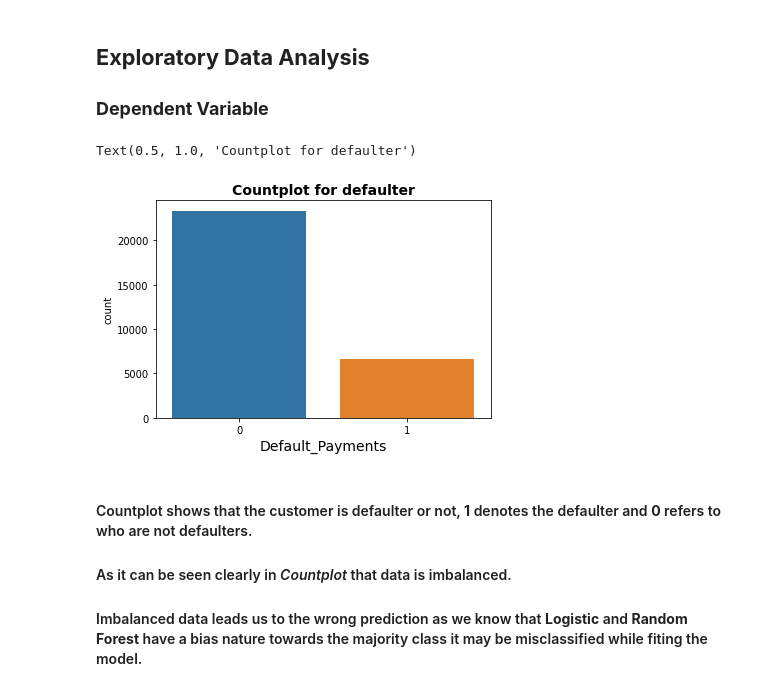
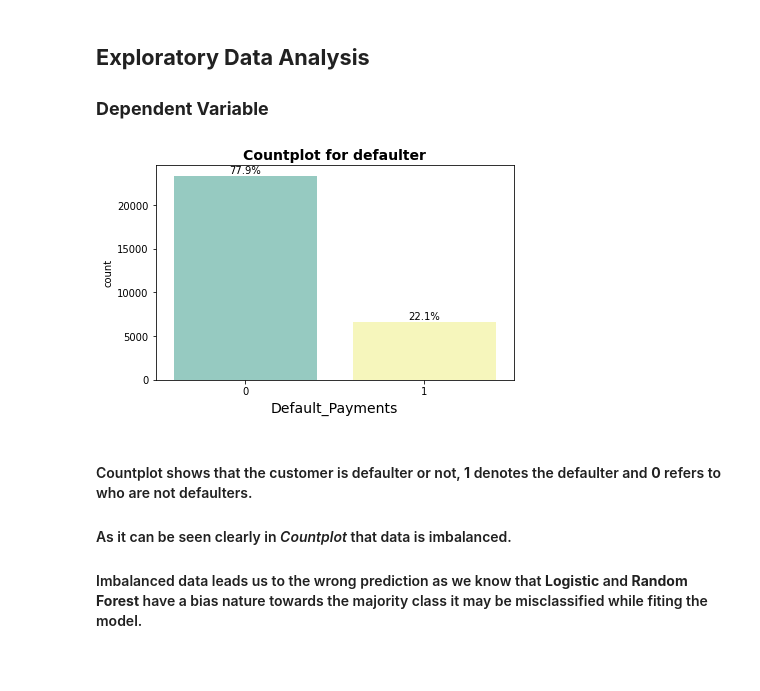
Before and after one commit to Mdanish2020/Credit_card_default_prediction, a Jupyter notebook: ML_Capstone(Classification)Credit_Card_Default_Prediction.ipynb, the cells around one changed output. Saved outputs shown, nothing was run; the diff lists cells and outputs as text; code cells hidden in the pictures; blank space fills up the shorter version.

```diff
--- a/ML_Capstone(Classification)Credit_Card_Default_Prediction.ipynb
+++ b/ML_Capstone(Classification)Credit_Card_Default_Prediction.ipynb
@@ -171,12 +198,19 @@ Name: Default_Payments, dtype: int64
 ### **Dependent Variable**
 # %%
 # Visualizing defaulters
-sns.countplot(x = cred_df['Default_Payments'])
+ax = sns.countplot(x = cred_df['Default_Payments'],palette = 'Set3')
 plt.xlabel('Default_Payments',fontsize = 14)
 plt.title('Countplot for defaulter',fontweight = 'bold',fontsize = 14)
+
+total = len(cred_df)
+for p in ax.patches:
+    percentage = f'{100 * p.get_height() / total:.1f}%\n'
+    x = p.get_x() + p.get_width() / 2
+    y = p.get_height()
+    ax.annotate(percentage, (x, y), ha='center', va='center')
+plt.tight_layout()
 # %% [output]
-Text(0.5, 1.0, 'Countplot for defaulter')
-[figure, old version]
+[figure, new version]
 # %% [markdown]
 #### Countplot shows that the customer is defaulter or not, **1** denotes the defaulter and **0** refers to who are not defaulters.
 
```
Also changed, not shown: parts of 23 cells of this notebook.
